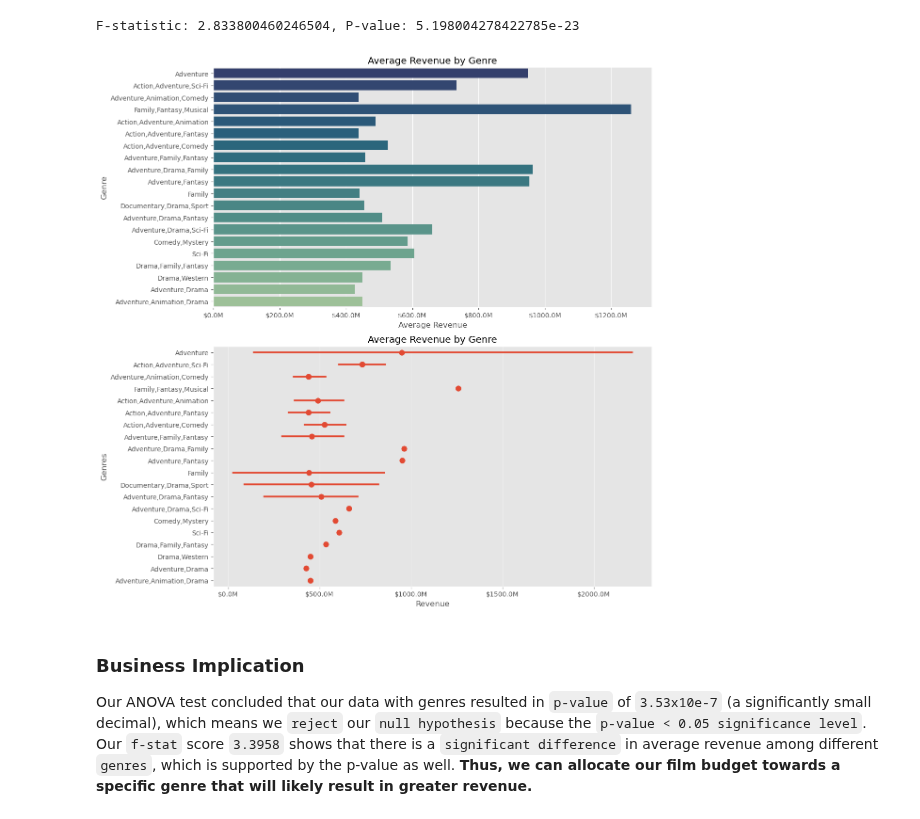
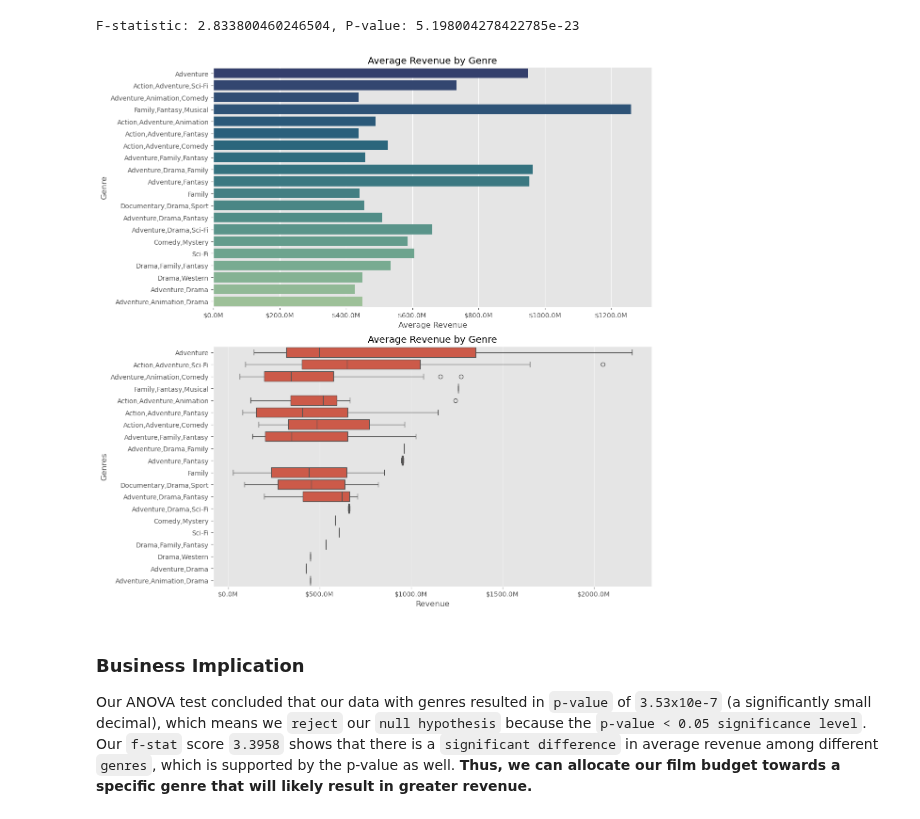
Before and after one commit to mrhussaink7/new-films-movie-data, a Jupyter notebook: film_data_analysis.ipynb, the cells around one changed output. Saved outputs shown, nothing was run; the diff lists cells and outputs as text; code cells hidden in the pictures.

```diff
--- a/index.ipynb
+++ b/film_data_analysis.ipynb
@@ -914,30 +873,32 @@ F-statistic: 2.833800460246504, P-value: 5.198004278422785e-23
 # %%
 average_revenue = df.groupby('genres')['revenue'].mean().reset_index()
 std_revenue = df.groupby('genres')['revenue'].std().reset_index()
 top_genres = average_revenue.nlargest(20, 'revenue')['genres']
 df_top_genres = df[df['genres'].isin(top_genres)]
 average_revenue_top = average_revenue[average_revenue['genres'].isin(top_genres)].set_index('genres')
 std_revenue_top = std_revenue[std_revenue['genres'].isin(top_genres)].set_index('genres')
 average_revenue_top = average_revenue_top.loc[std_revenue_top.index]
 
 fig, axes = plt.subplots(2, 1, figsize=(12, 12))
 
 sns.barplot(data=df_top_genres, x='revenue', y='genres', palette='crest_r', ci=None, ax=axes[0])
 axes[0].set_title('Average Revenue by Genre')
 axes[0].set_xlabel('Average Revenue')
 axes[0].set_ylabel('Genre')
 axes[0].xaxis.set_major_formatter(formatter)
 
-sns.pointplot(x='revenue', y='genres', data=df_top_genres, join=False, ax=axes[1])
+sns.boxplot(x='revenue', y='genres', data=df_top_genres, ax=axes[1])
 axes[1].set_title('Average Revenue by Genre')
 axes[1].set_xlabel('Revenue')
 axes[1].set_ylabel('Genres')
 axes[1].xaxis.set_major_formatter(formatter)
 
+
 plt.tight_layout()
+plt.savefig('images/hypothesis3_graph.png')
 plt.show()
 # %% [output]
-[figure, old version]
+[figure, new version]
 # %% [markdown]
 ### Business Implication
 
```
Also changed, not shown: parts of 21 cells of this notebook, 4 other files.
